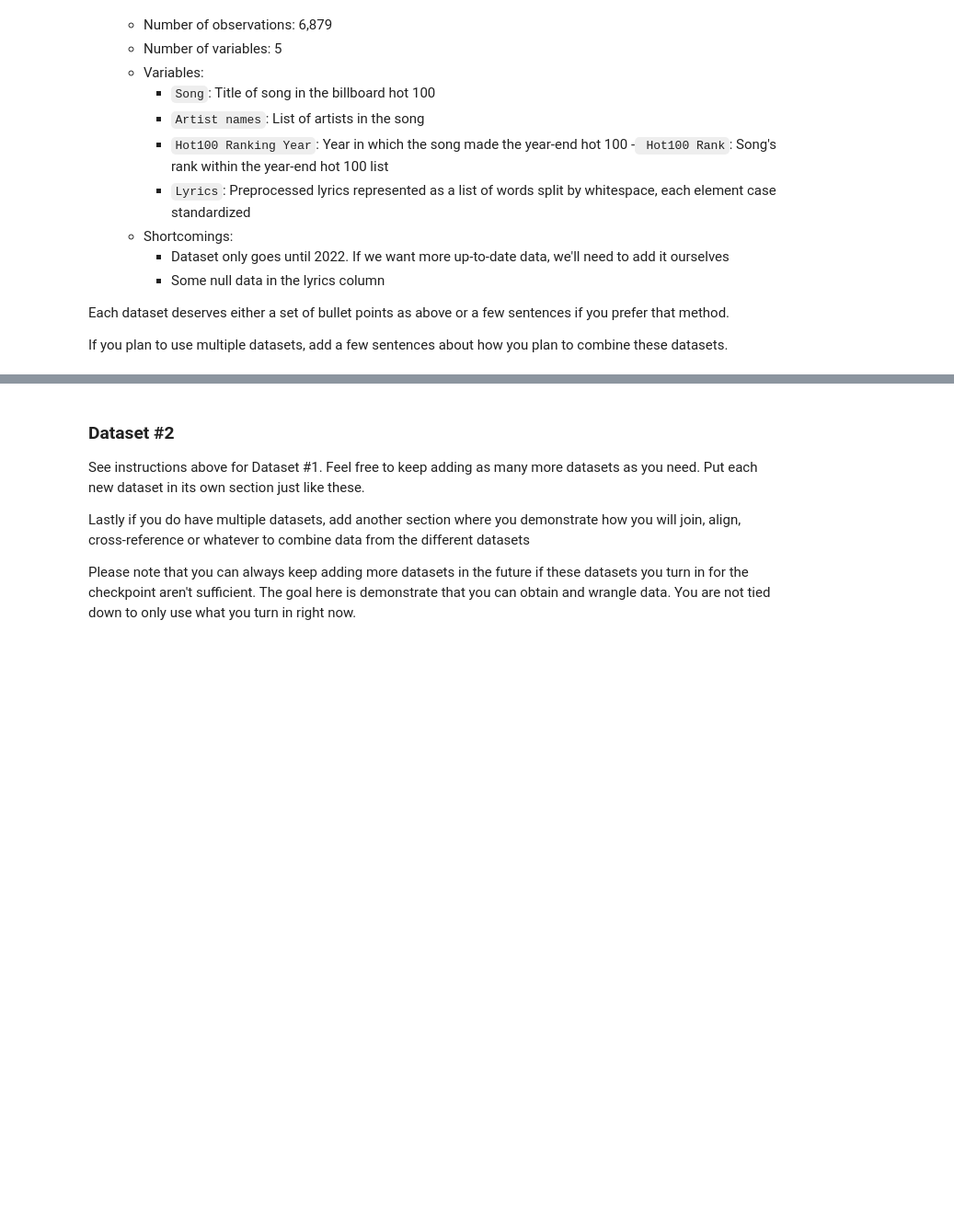
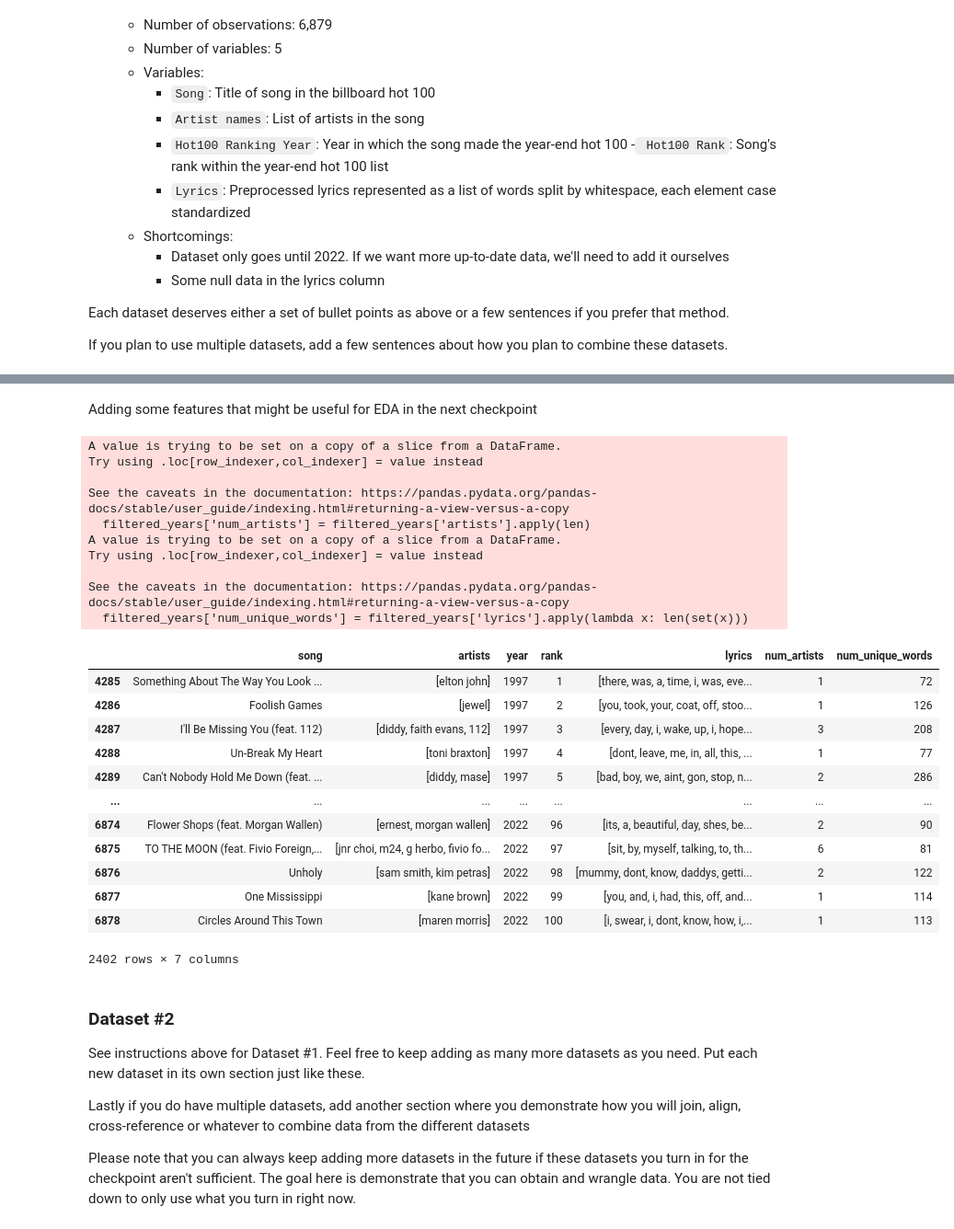
Before and after one commit to COGS108/Group104_WI26, a Jupyter notebook: 01-DataCheckpoint.ipynb, the cells around one changed output, grey strips where cells are left out. Shown at 92% size. Cells and saved outputs as stored; diff of their text form; code cells hidden in the pictures; blank space fills up the shorter version.

```diff
--- a/01-DataCheckpoint.ipynb
+++ b/01-DataCheckpoint.ipynb
@@ -183,0 +263,5 @@ pd.read_csv('./data/00-raw/lyric_dataset.csv')
+# %%
+## gather data from the last 25 years of the dataset: 1997-2022
+
+filtered_years = lyrics_clean[lyrics_clean['year'] >= 2022-25]
+filtered_years
@@ -184,3 +282,33 @@ pd.read_csv('./data/00-raw/lyric_dataset.csv')
+# %% [markdown]
+Adding some features that might be useful for EDA in the next checkpoint
+# %%
+filtered_years['num_artists'] = filtered_years['artists'].apply(len)
+filtered_years['num_unique_words'] = filtered_years['lyrics'].apply(lambda x: len(set(x)))
+filtered_years
+# %% [output]
+A value is trying to be set on a copy of a slice from a DataFrame.
+Try using .loc[row_indexer,col_indexer] = value instead
+
+See the caveats in the documentation: https://pandas.pydata.org/pandas-docs/stable/user_guide/indexing.html#returning-a-view-versus-a-copy
+  filtered_years['num_artists'] = filtered_years['artists'].apply(len)
+A value is trying to be set on a copy of a slice from a DataFrame.
+Try using .loc[row_indexer,col_indexer] = value instead
+
+See the caveats in the documentation: https://pandas.pydata.org/pandas-docs/stable/user_guide/indexing.html#returning-a-view-versus-a-copy
+  filtered_years['num_unique_words'] = filtered_years['lyrics'].apply(lambda x: len(set(x)))
+|  | song | artists | year | rank | lyrics | num_artists | num_unique_words |
+| 4285 | Something About The Way You Look ... | [elton john] | 1997 | 1 | [there, was, a, time, i, was, eve... | 1 | 72 |
+| 4286 | Foolish Games | [jewel] | 1997 | 2 | [you, took, your, coat, off, stoo... | 1 | 126 |
+| 4287 | I'll Be Missing You (feat. 112) | [diddy, faith evans, 112] | 1997 | 3 | [every, day, i, wake, up, i, hope... | 3 | 208 |
+| 4288 | Un-Break My Heart | [toni braxton] | 1997 | 4 | [dont, leave, me, in, all, this, ... | 1 | 77 |
+| 4289 | Can't Nobody Hold Me Down (feat. ... | [diddy, mase] | 1997 | 5 | [bad, boy, we, aint, gon, stop, n... | 2 | 286 |
+| ... | ... | ... | ... | ... | ... | ... | ... |
+| 6874 | Flower Shops (feat. Morgan Wallen) | [ernest, morgan wallen] | 2022 | 96 | [its, a, beautiful, day, shes, be... | 2 | 90 |
+| 6875 | TO THE MOON (feat. Fivio Foreign,... | [jnr choi, m24, g herbo, fivio fo... | 2022 | 97 | [sit, by, myself, talking, to, th... | 6 | 81 |
+| 6876 | Unholy | [sam smith, kim petras] | 2022 | 98 | [mummy, dont, know, daddys, getti... | 2 | 122 |
+| 6877 | One Mississippi | [kane brown] | 2022 | 99 | [you, and, i, had, this, off, and... | 1 | 114 |
+| 6878 | Circles Around This Town | [maren morris] | 2022 | 100 | [i, swear, i, dont, know, how, i,... | 1 | 113 |
+2402 rows × 7 columns
 # %% [markdown]
 ### Dataset #2
 
```
Also changed, not shown: parts of 18 cells of this notebook, 1 other file.
